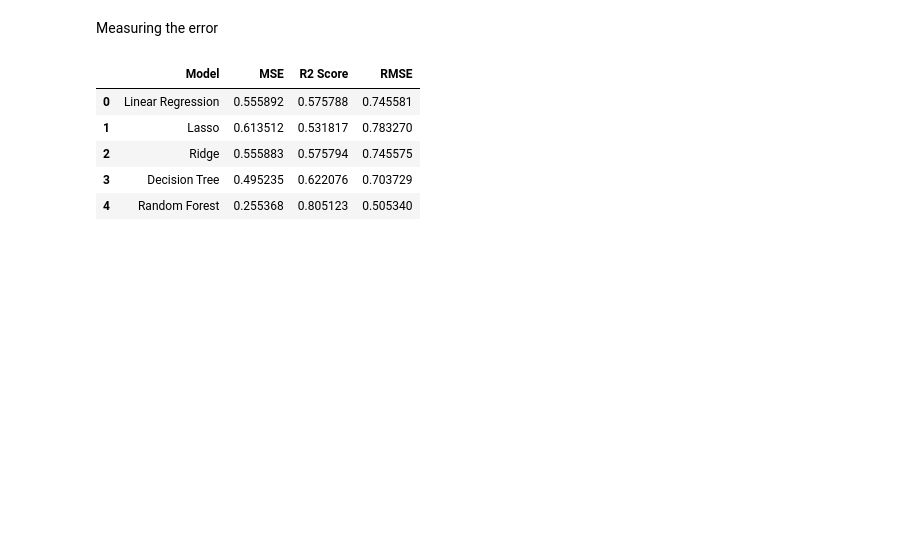
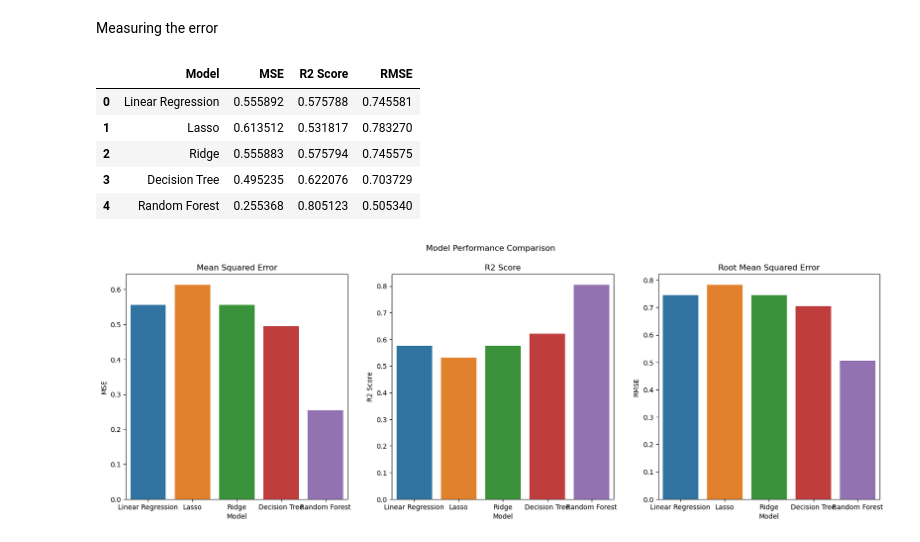
Before and after one commit to MuiruKamau/Califonia-Housing-Regression-Analysis, a Jupyter notebook: Californiahousing.ipynb, the cells around one changed output. Drawn from its saved outputs; the diff is of its cells as text; code cells hidden in the pictures; blank space fills up the shorter version.

Commit message:
Added a plot

```diff
--- a/Californiahousing.ipynb
+++ b/Californiahousing.ipynb
@@ -289,3 +289,20 @@ fig = go.Figure(data=[
 
 fig.update_layout(barmode='group', title='Model Performance Comparison')
 fig.show()
+# %%
+#plot the performance of the models using matplotlib
+fig, ax = plt.subplots(1, 3, figsize=(20, 6))
+fig.suptitle('Model Performance Comparison')
+
+sns.barplot(x='Model', y='MSE', data=model_comparison, ax=ax[0])
+ax[0].set_title('Mean Squared Error')
+
+sns.barplot(x='Model', y='R2 Score', data=model_comparison, ax=ax[1])
+ax[1].set_title('R2 Score')
+
+sns.barplot(x='Model', y='RMSE', data=model_comparison, ax=ax[2])
+ax[2].set_title('Root Mean Squared Error')
+
+plt.show()
+# %% [output]
+[figure, added]
```
